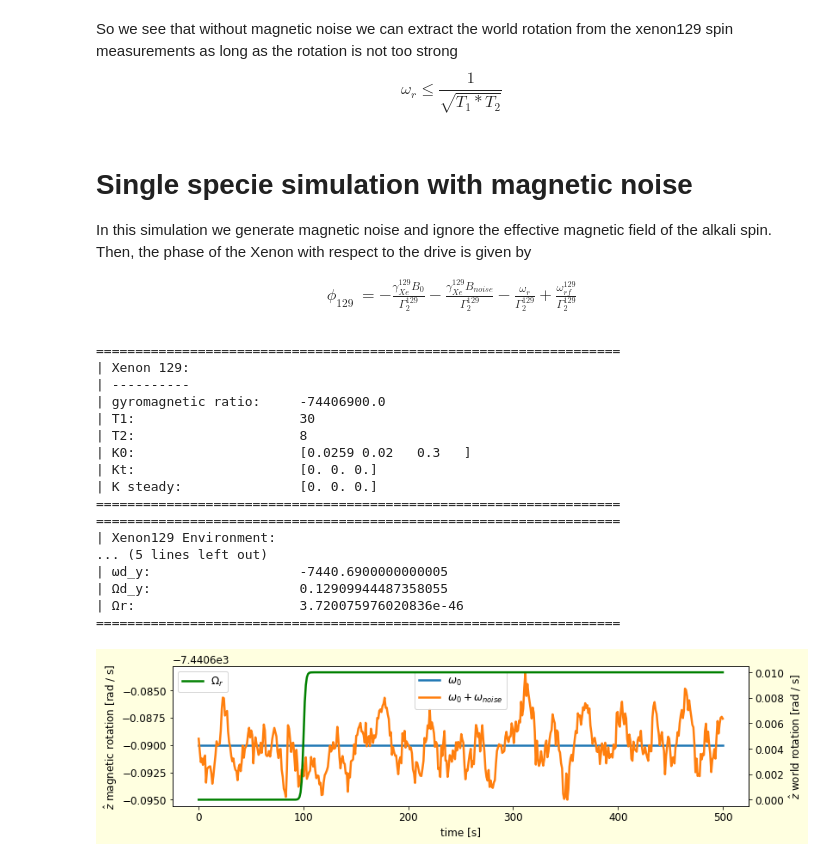
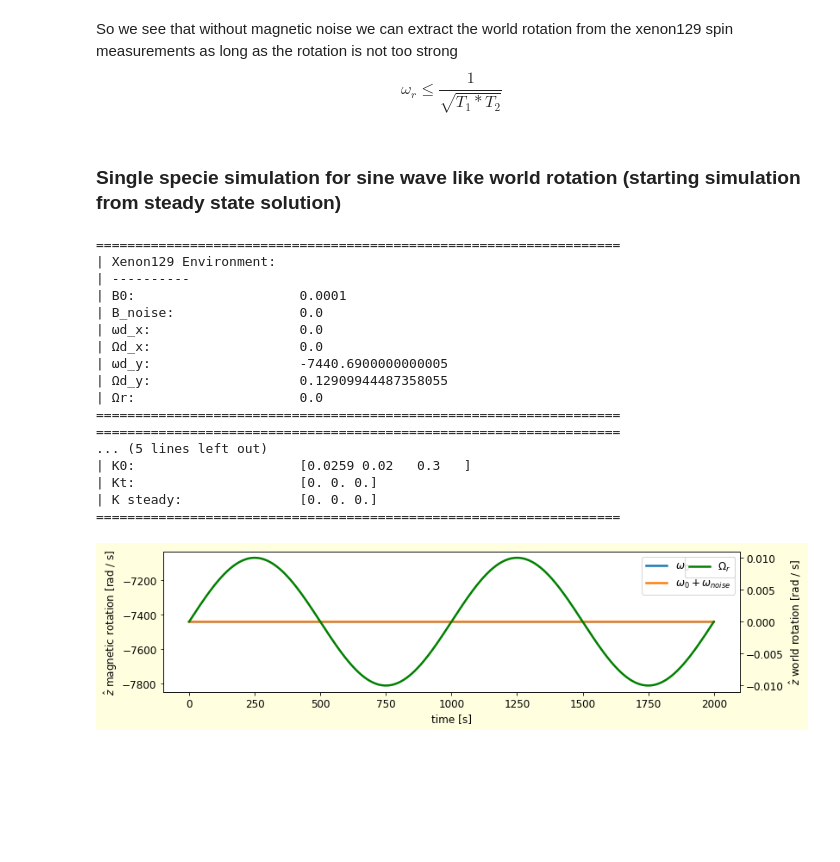
Before and after one commit to RoyElkabetz/NMR-gyroscope, a Jupyter notebook: src/single_specie_experiment.ipynb, the cells around one changed output. Cells and saved outputs as stored; diff of their text form; code cells hidden in the pictures; blank space fills up the shorter version.

Commit message:
add bandwidth simulation

```diff
--- a/src/single_specie_experiment.ipynb
+++ b/src/single_specie_experiment.ipynb
@@ -183,24 +135,21 @@ plt.show()
 # %% [markdown]
 So we see that without magnetic noise we can extract the world rotation from the xenon129 spin measurements as long as the rotation is not too strong $$\omega_r \leq \frac{1}{\sqrt{T_1 * T_2}}$$
-# %% [markdown]
-# Single specie simulation with magnetic noise
-
-In this simulation we generate magnetic noise and ignore the effective magnetic field of the alkali spin. Then, the phase of the Xenon with respect to the drive is given by
-
-\begin{align}
-    \phi_{129} &= -\frac{\gamma^{129}_{Xe}B_0}{\Gamma_2^{129}}-\frac{\gamma^{129}_{Xe}B_{noise}}{\Gamma_2^{129}}-\frac{\omega_r}{\Gamma_2^{129}}+\frac{\omega^{129}_{rf}}{\Gamma_2^{129}}
-\end{align}
+# %% [markdown]
+### Single specie simulation for sine wave like world rotation (starting simulation from steady state solution)
 # %%
 # solver parameters
-t_final = 500
-dt = 1
-steps = int(t_final // dt )
+freq = 0.001                    # [Hz]
+period = 1 / freq               # [s]
+num_periods = 2
+t_final = num_periods * period  # [s]
+dt = period / 1000              # [s]
+
+steps = int(t_final // dt)
 ts1 = np.linspace(0, dt, 2)
 ts = np.linspace(0, t_final, steps)
 
 # world rotation parameters
-#wr = 30 * utils.gaussian(ts, 600, 40)                         # rad / s
-wr = 0.01 * utils.sigmoid(ts, 1, 100)                          # rad / s
+wr = 0.01 * np.sin(2 * np.pi * freq * ts)             # rad / s
 
 # Xenon parameters
 g129 = phy.G129                        # gyromagnetic ratio [rad  s^-1  T^-1]
@@ -210,54 +159,59 @@ Rse = np.array([0, 0, 0.1]) * t1       # |K| / s
 
 # Environment parameters
 B0 = 1 * phy.G2T * np.ones_like(ts)                             # Tesla
-Bnoise = 1e-6 * phy.G2T * utils.smooth(np.random.randn(len(ts)))   # Tesla
+Bnoise = 0 * phy.G2T * utils.smooth(np.random.randn(len(ts)))   # Tesla
 Ad_y = 2 * np.sqrt((1 / t1) * (1 / t2)) * np.ones_like(ts)      # rad / s
 wd_y = g129 * 1 * phy.G2T * np.ones_like(ts)                    # rad / s
 Ad_x = np.zeros_like(ts)                                        # rad / s
 wd_x = np.zeros_like(ts)                                        # rad / s
 
-# initialize Xenon
-Xe129 = xe.Xenon(gamma=g129, t1=t1, t2=t2, K0=np.array([0.0259, 0.02, 0.3]), ts=t_final, dt=dt, name='129')
-Xe129.set_spin_exchange_amp(Rse)
-Xe129.display_params()
 
 # initialize Environment
 env129 = env.Environment()
 env129.set_state(wr=wr, B0=B0, Bnoise=Bnoise, Ad_y=Ad_y, wd_y=wd_y, Ad_x=Ad_x, wd_x=wd_x)
 env129.display_params()
+
+# initialize Xenon
+Xe129 = xe.Xenon(gamma=g129, t1=t1, t2=t2, K0=np.array([0.0259, 0.02, 0.3]), ts=t_final, dt=dt, name='129')
+Xe129.set_spin_exchange_amp(Rse)
+Xe129.display_params()
+Xe129.set_bloch_matrix(env129)
+Xe129.init_with_steady_state()
+
+
 
 # plot world rotation
 fig = plt.figure(figsize=(12, 3))
 ax = plt.subplot()
 ax.plot(ts, Xe129.gamma * B0, label='$\omega_0$')
 ax.plot(ts, Xe129.gamma * (B0 + Bnoise), label='$\omega_0 + \omega_{noise}$')
 ax.set_ylabel('$\hat{z}$ magnetic rotation [rad / s]')
 ax.set_xlabel('time [s]')
 ax.legend()
 ax1 = ax.twinx()
 ax1.plot(ts, wr, label='$\Omega_r$', color='green')
 ax1.set_ylabel('$\hat{z}$ world rotation [rad / s]')
 ax1.legend()
 plt.show()
 # %% [output]
 ===================================================================
-| Xenon 129:
+| Xenon129 Environment:
 | ----------
-| gyromagnetic ratio:     -74406900.0
-| T1:                     30
-| T2:                     8
+| B0:                     0.0001
+| B_noise:                0.0
+| ωd_x:                   0.0
+| Ωd_x:                   0.0
+| ωd_y:                   -7440.6900000000005
+| Ωd_y:                   0.12909944487358055
+| Ωr:                     0.0
+===================================================================
+===================================================================
+... (5 lines left out)
 | K0:                     [0.0259 0.02   0.3   ]
 | Kt:                     [0. 0. 0.]
 | K steady:               [0. 0. 0.]
 ===================================================================
-===================================================================
-| Xenon129 Environment:
-... (5 lines left out)
-| ωd_y:                   -7440.6900000000005
-| Ωd_y:                   0.12909944487358055
-| Ωr:                     3.720075976020836e-46
-===================================================================
-[figure, old version]
+[figure, new version]
 # %%
 # run solver and save dynamics
 Xe129.solve_dynamics(env129)
```
Also changed, not shown: parts of 20 cells of this notebook.
